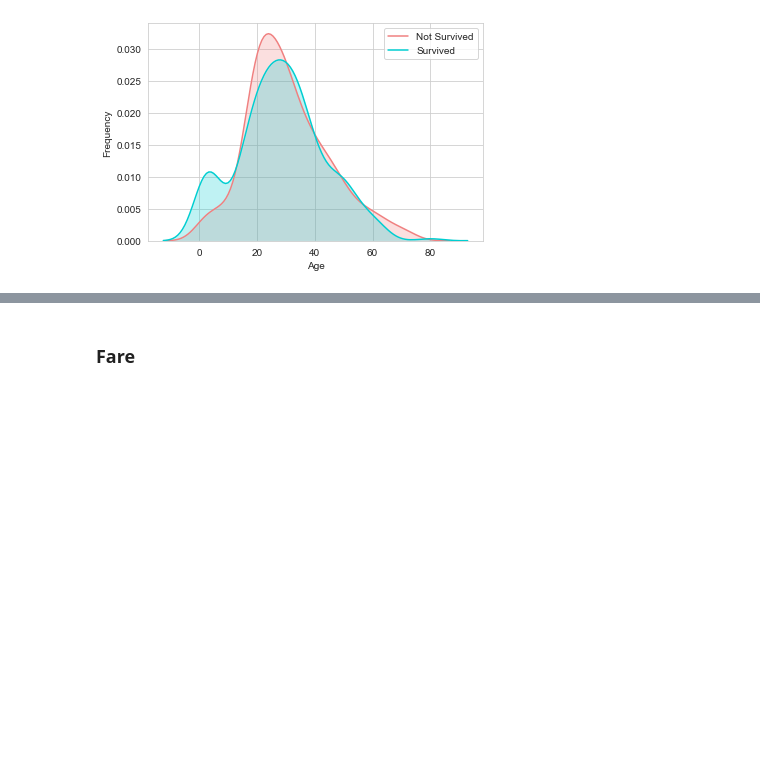
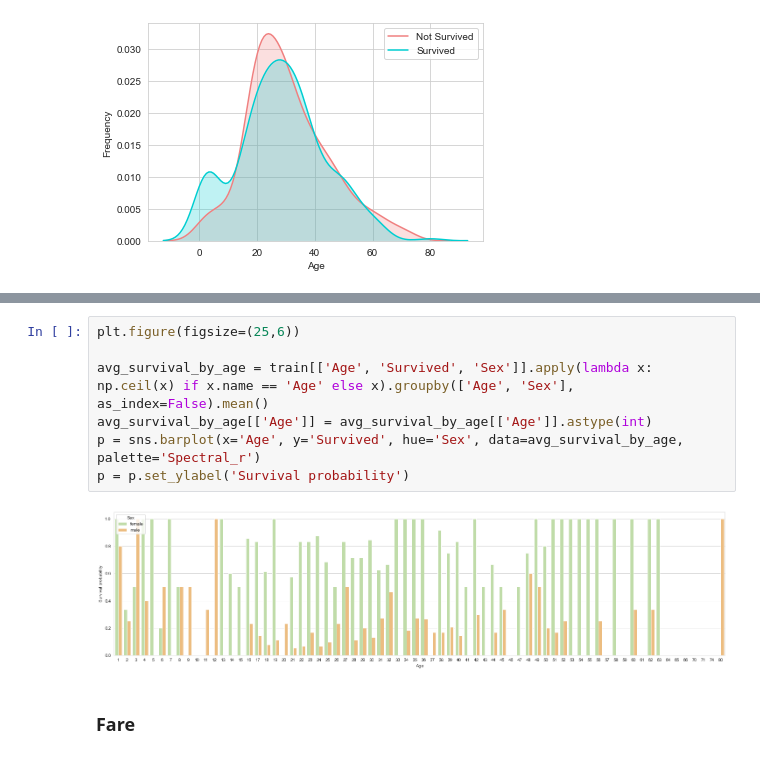
Before and after one commit to mmaku/Kaggle_titanic, a Jupyter notebook: 11 Titanic.ipynb, the cells around one changed output, grey strips where cells are left out. Cells and saved outputs as stored; diff of their text form; blank space fills up the shorter version.

```diff
--- a/11 Titanic.ipynb
+++ b/11 Titanic.ipynb
@@ -225,3 +262,12 @@ p = p.set_ylabel('Survival probability')
+# %%
+plt.figure(figsize=(25,6))
+
+avg_survival_by_age = train[['Age', 'Survived', 'Sex']].apply(lambda x: np.ceil(x) if x.name == 'Age' else x).groupby(['Age', 'Sex'], as_index=False).mean()
+avg_survival_by_age[['Age']] = avg_survival_by_age[['Age']].astype(int)
+p = sns.barplot(x='Age', y='Survived', hue='Sex', data=avg_survival_by_age, palette='Spectral_r')
+p = p.set_ylabel('Survival probability')
+# %% [output]
+[figure, added]
 # %% [markdown]
 ### Fare
 # %% [markdown]
```
Also changed, not shown: parts of 27 cells of this notebook.
